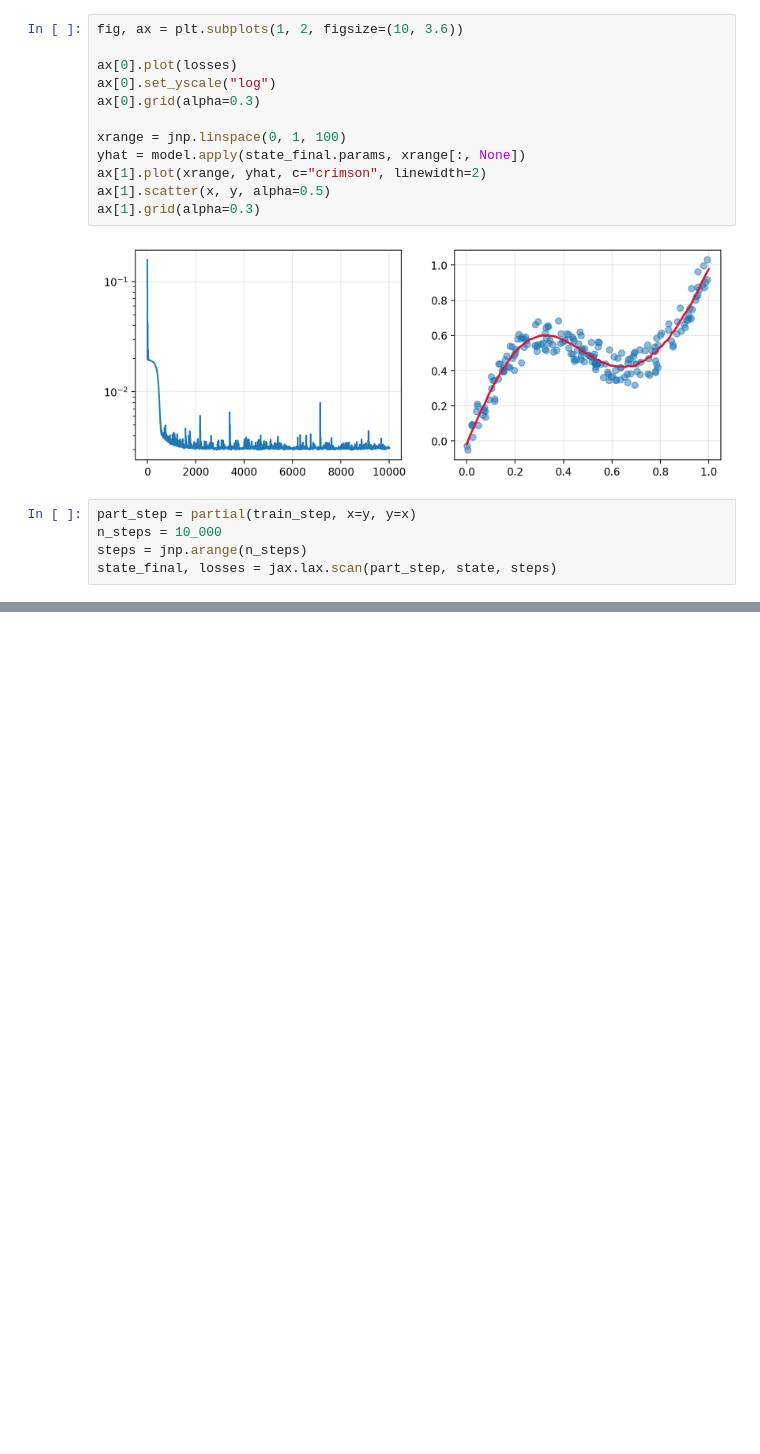
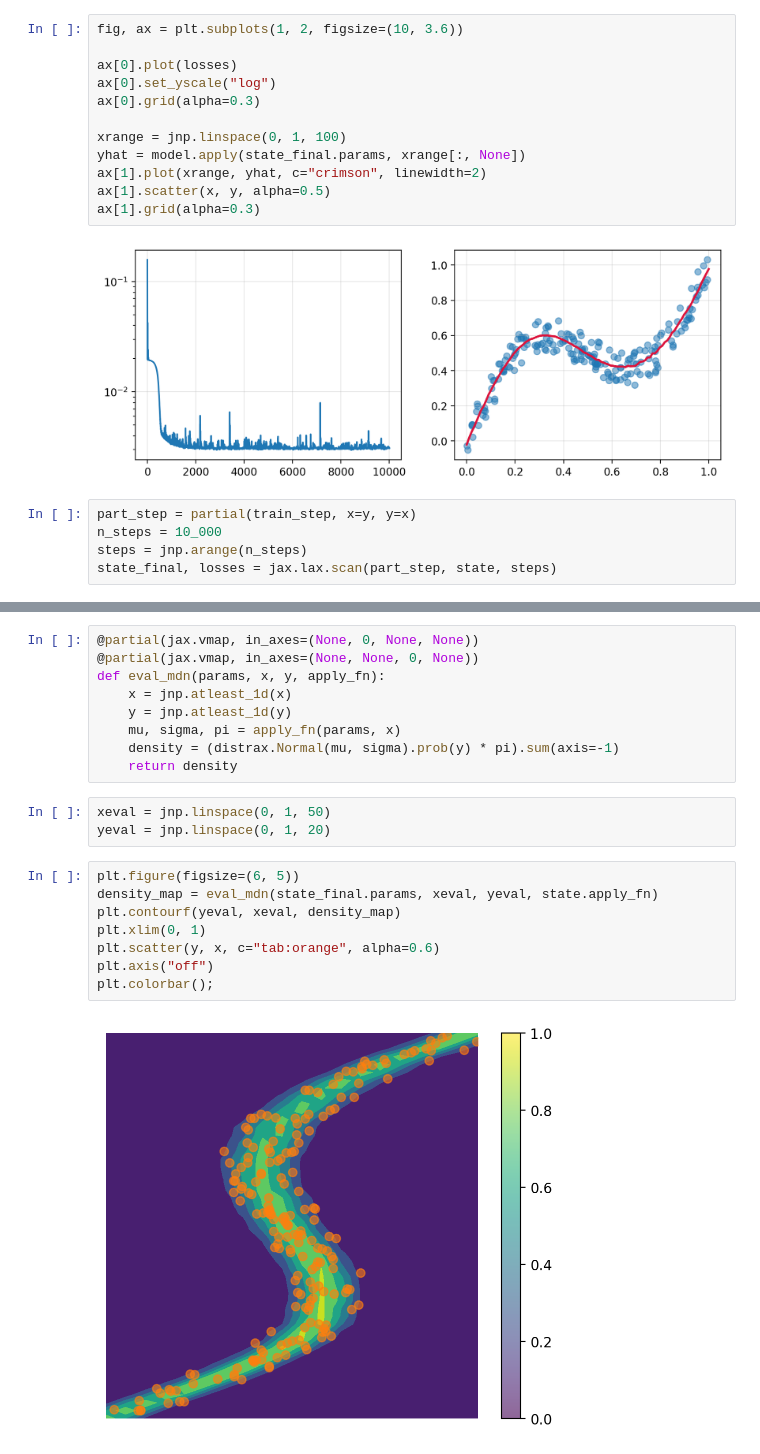
Before and after one commit to gerdm/deep-learning-bishop, a Jupyter notebook: ch06-deep-neural-networks/mixture-density-network.ipynb, the cells around one changed output, grey strips where cells are left out. Drawn from its saved outputs; the diff is of its cells as text; blank space fills up the shorter version.

```diff
--- a/ch06-deep-neural-networks/mixture-density-network.ipynb
+++ b/ch06-deep-neural-networks/mixture-density-network.ipynb
@@ -99,0 +151,22 @@ ax[1].grid(alpha=0.3)
+# %%
+@partial(jax.vmap, in_axes=(None, 0, None, None))
+@partial(jax.vmap, in_axes=(None, None, 0, None))
+def eval_mdn(params, x, y, apply_fn):
+    x = jnp.atleast_1d(x)
+    y = jnp.atleast_1d(y)
+    mu, sigma, pi = apply_fn(params, x)
+    density = (distrax.Normal(mu, sigma).prob(y) * pi).sum(axis=-1)
+    return density
+# %%
+xeval = jnp.linspace(0, 1, 50)
+yeval = jnp.linspace(0, 1, 20)
+# %%
+plt.figure(figsize=(6, 5))
+density_map = eval_mdn(state_final.params, xeval, yeval, state.apply_fn)
+plt.contourf(yeval, xeval, density_map)
+plt.xlim(0, 1)
+plt.scatter(y, x, c="tab:orange", alpha=0.6)
+plt.axis("off")
+plt.colorbar();
+# %% [output]
+[figure, added]
```
Also changed, not shown: parts of 7 cells of this notebook.
